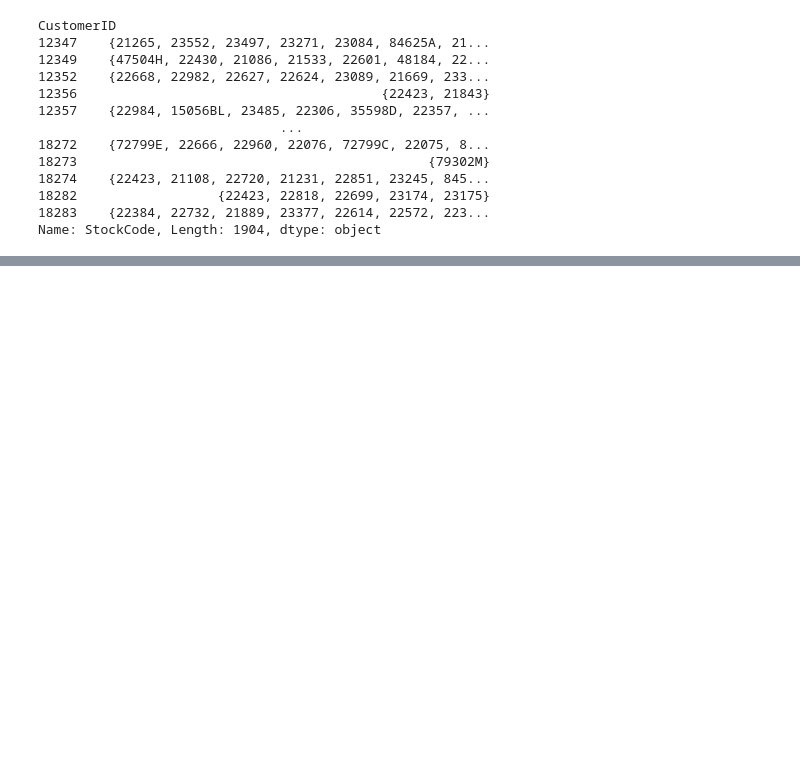
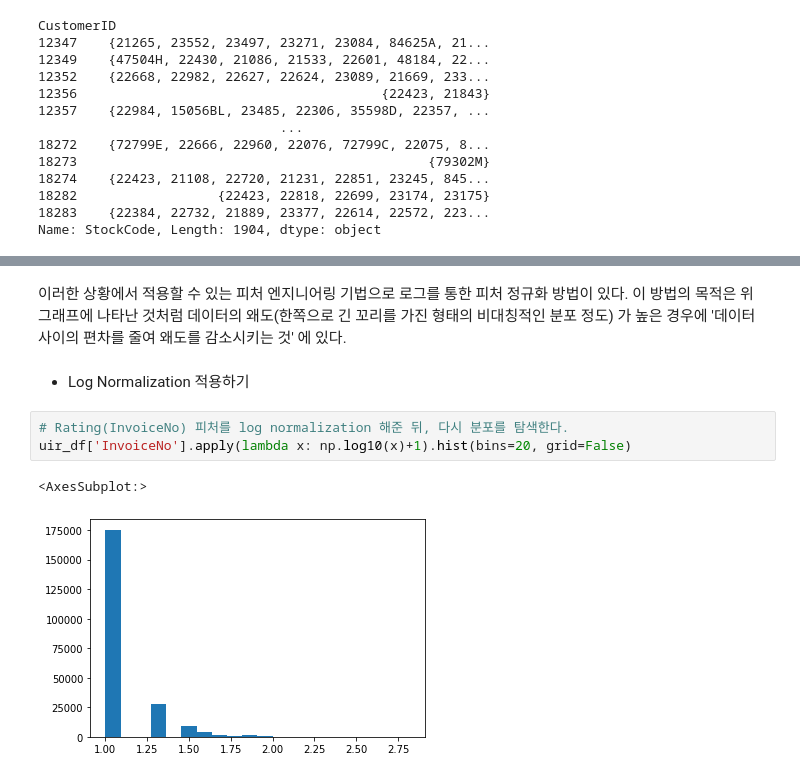
Before and after one commit to jaeyoon89/python_data_analysis, a Jupyter notebook: ch5-2_recommendation_for_retailer.ipynb, the cells around one changed output, grey strips where cells are left out. Drawn from its saved outputs; the diff is of its cells as text; blank space fills up the shorter version.

```diff
--- a/ch5-2_recommendation_for_retailer.ipynb
+++ b/ch5-2_recommendation_for_retailer.ipynb
@@ -320,0 +460,11 @@ Name: StockCode, Length: 1904, dtype: object
+# %% [markdown]
+이러한 상황에서 적용할 수 있는 피처 엔지니어링 기법으로 로그를 통한 피처 정규화 방법이 있다.
+이 방법의 목적은 위 그래프에 나타난 것처럼 데이터의 왜도(한쪽으로 긴 꼬리를 가진 형태의 비대칭적인 분포 정도) 가 높은 경우에 '데이터 사이의 편차를 줄여 왜도를 감소시키는 것' 에 있다.
+# %% [markdown]
+- Log Normalization 적용하기
+# %%
+# Rating(InvoiceNo) 피처를 log normalization 해준 뒤, 다시 분포를 탐색한다.
+uir_df['InvoiceNo'].apply(lambda x: np.log10(x)+1).hist(bins=20, grid=False)
+# %% [output]
+<AxesSubplot:>
+[figure, added]
```
Also changed, not shown: parts of 34 cells of this notebook.
